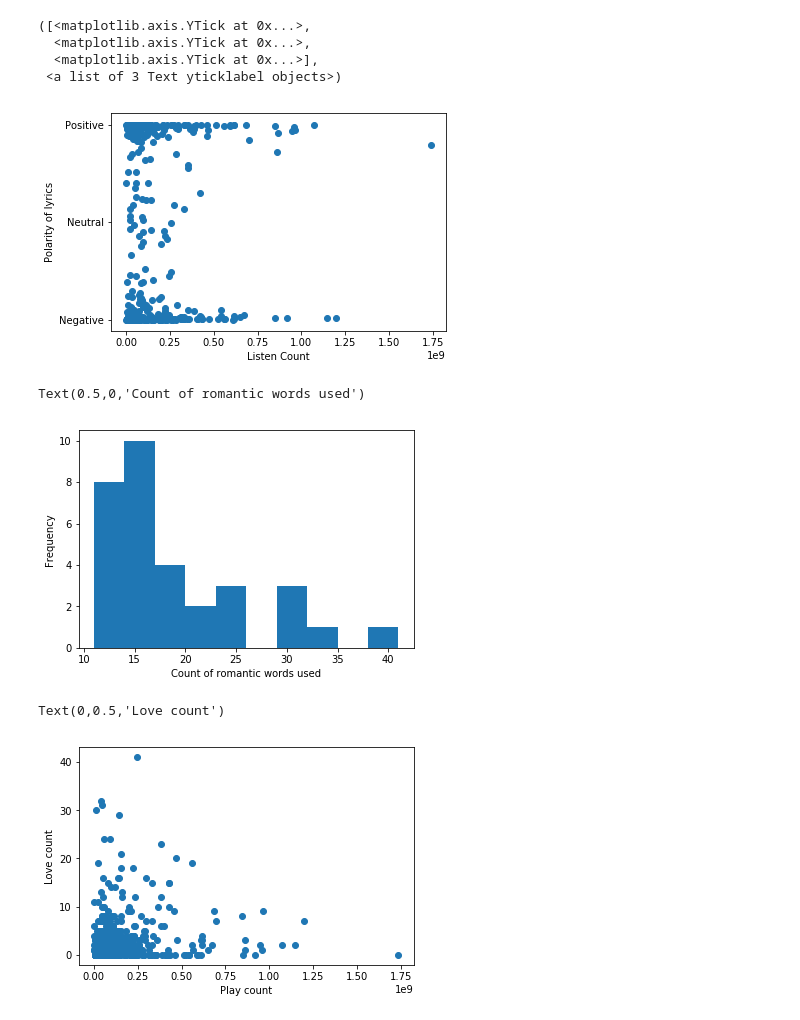
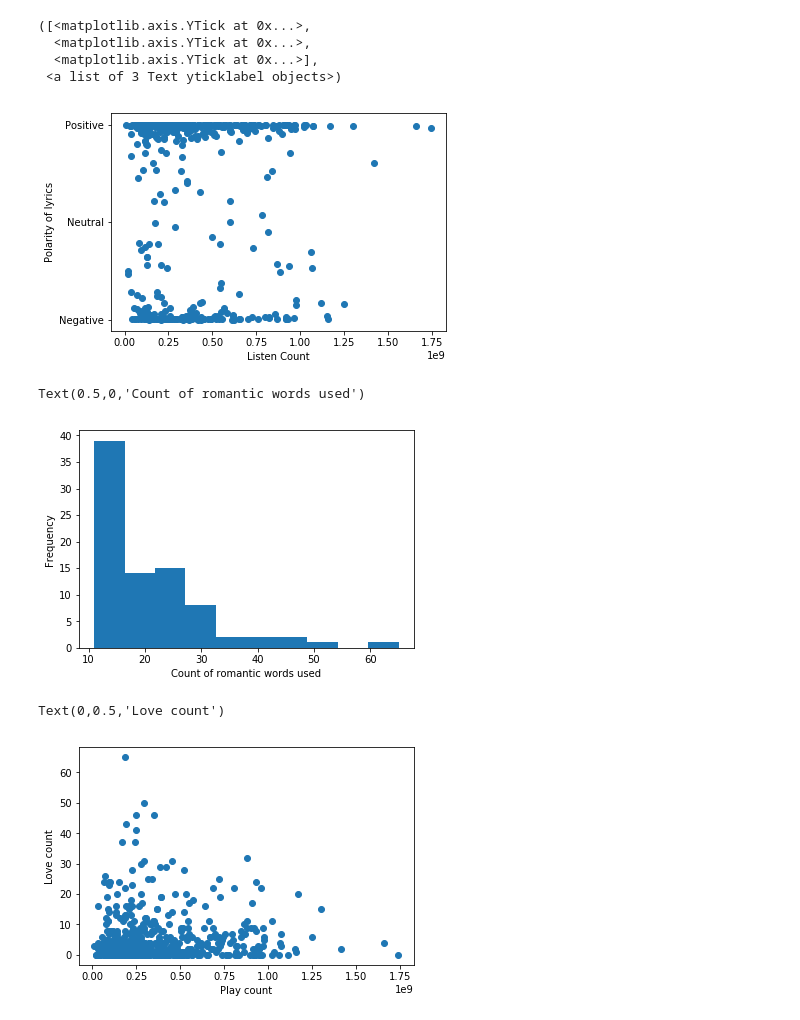
Before and after one commit to timothyjin/DSCI-343-Music, a Jupyter notebook: plot_scripts/Data-analysis-plots.ipynb, the cells around one changed output. Drawn from its saved outputs; the diff is of its cells as text; code cells hidden in the pictures.

```diff
--- a/plot_scripts/Data-analysis-plots.ipynb
+++ b/plot_scripts/Data-analysis-plots.ipynb
@@ -5,7 +5,7 @@ import nltk
 import numpy as np
 import matplotlib.pyplot as plt
 # %%
-data = pd.read_csv('../samples/hip-hop_sample_lyrics.csv')
+data = pd.read_csv('../samples/pop_sample_lyrics.csv')
 # plt.scatter(data['Count'], data['Diversity'])
 plt.hist(data['Count'])
 # plt.xlim((0, 300))
@@ -27,6 +27,7 @@ else:
     ssl._create_default_https_context = _create_unverified_https_context
 
 nltk.download('vader_lexicon')
+nltk.download('stopwords')
 
 SID = SentimentIntensityAnalyzer()
 data['Polarity'] = data['Lyrics'].apply(lambda x: SID.polarity_scores(x)['compound'])
@@ -42,8 +46,8 @@ plt.yticks([-1, 0, 1], ['Negative', 'Neutral', 'Positive'])
 ([<matplotlib.axis.YTick at 0x...>,
   <matplotlib.axis.YTick at 0x...>,
   <matplotlib.axis.YTick at 0x...>],
  <a list of 3 Text yticklabel objects>)
-[figure, old version]
+[figure, new version]
 # %%
 # filtering stop words
 import re
@@ -79,11 +83,11 @@ data[data['Romantic words'] > 10]['Romantic words'].plot(kind='hist')
 plt.xlabel('Count of romantic words used')
 # %% [output]
 Text(0.5,0,'Count of romantic words used')
-[figure, old version]
+[figure, new version]
 # %%
 plt.scatter(data['Count'], data['Romantic words'])
 plt.xlabel('Play count')
 plt.ylabel('Love count')
 # %% [output]
 Text(0,0.5,'Love count')
-[figure, old version]
+[figure, new version]
```
Also changed, not shown: parts of 8 cells of this notebook, 1 other file.
